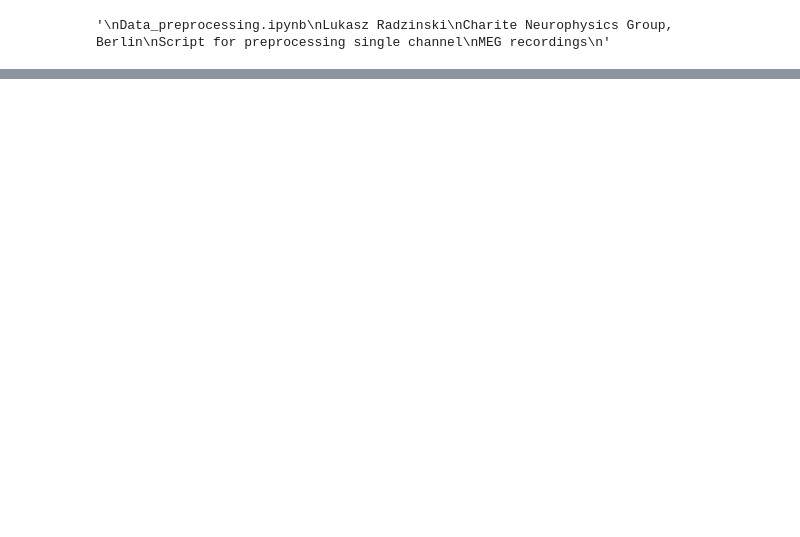
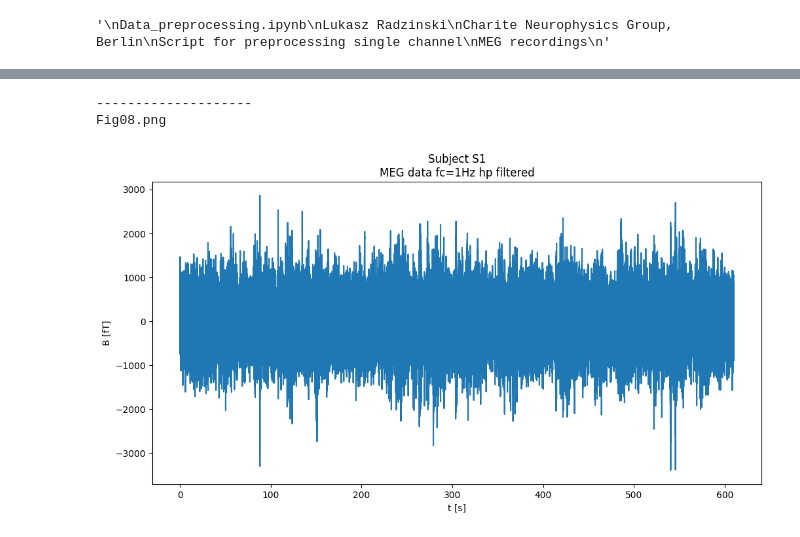
Before and after one commit to neurophysics/BurstModeling, a Jupyter notebook: Scripts/Data_preprocessing.ipynb, the cells around one changed output, grey strips where cells are left out. Saved outputs shown, nothing was run; the diff lists cells and outputs as text; code cells hidden in the pictures; blank space fills up the shorter version.

```diff
--- a/Scripts/Data_preprocessing.ipynb
+++ b/Scripts/Data_preprocessing.ipynb
@@ -766,0 +150,16 @@ np.save(os.path.join(data_output_folder, subject+'.npy'), out_data)
+# %%
+# get the stimuli positions
+all_stimuli = meet.getMarker(stimulus_data)
+
+# get the marker, omit the first and last (avoid edge effects)
+marker = all_stimuli[1:-1]
+# %%
+# remove the stimuli
+
+interpolate_win_ms = [-2, 2]
+interpolate_win = np.round(np.array(interpolate_win_ms) / 1000. * srate).astype(int)
+MEG_stimuli_removed_data = meet.interpolateEEG(MEG_raw_data.copy(), all_stimuli, interpolate_win)
+
+interpolate_win_ms = [-3, 3]
+interpolate_win = np.round(np.array(interpolate_win_ms) / 1000. * srate).astype(int)
+MEG_stimuli_removed_data = meet.interpolateEEG(MEG_stimuli_removed_data, all_stimuli[1:], interpolate_win)
@@ -766,0 +231,21 @@ np.save(os.path.join(data_output_folder, subject+'.npy'), out_data)
+# %%
+# apply fc=1Hz hp filter to remove DC component
+
+sos = sig.butter(2, 1, 'highpass', fs=srate, output='sos')
+MEG_data = sig.sosfiltfilt(sos, MEG_stimuli_removed_data)
+# %%
+# plot signal without DC component
+
+data = MEG_data
+data_x = np.linspace(0, (len(data)-1)/srate, len(data))
+data_y = data
+plt.plot(data_x, data_y)
+
+plt_header('MEG data fc=1Hz hp filtered')
+plt.xlabel('t [s]')
+plt.ylabel(unit)
+plt_show_save_fig()
+# %% [output]
+--------------------
+Fig08.png
+[figure, added]
```
Also changed, not shown: parts of 50 cells of this notebook, 1 other file.
